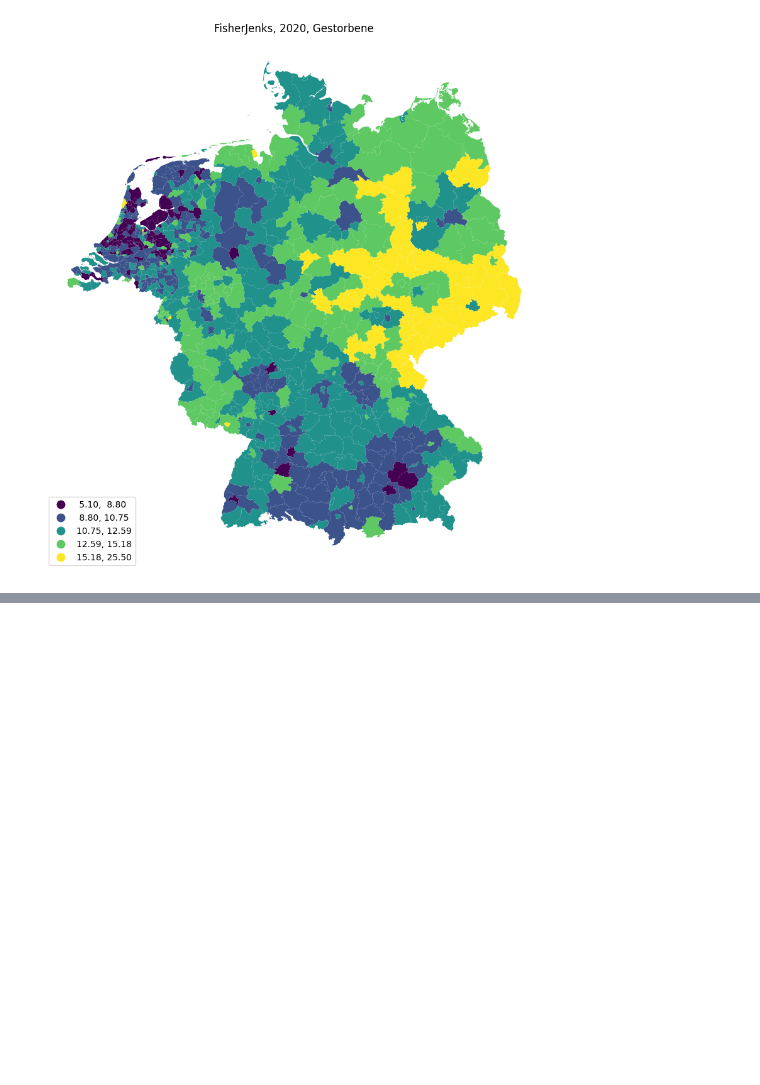
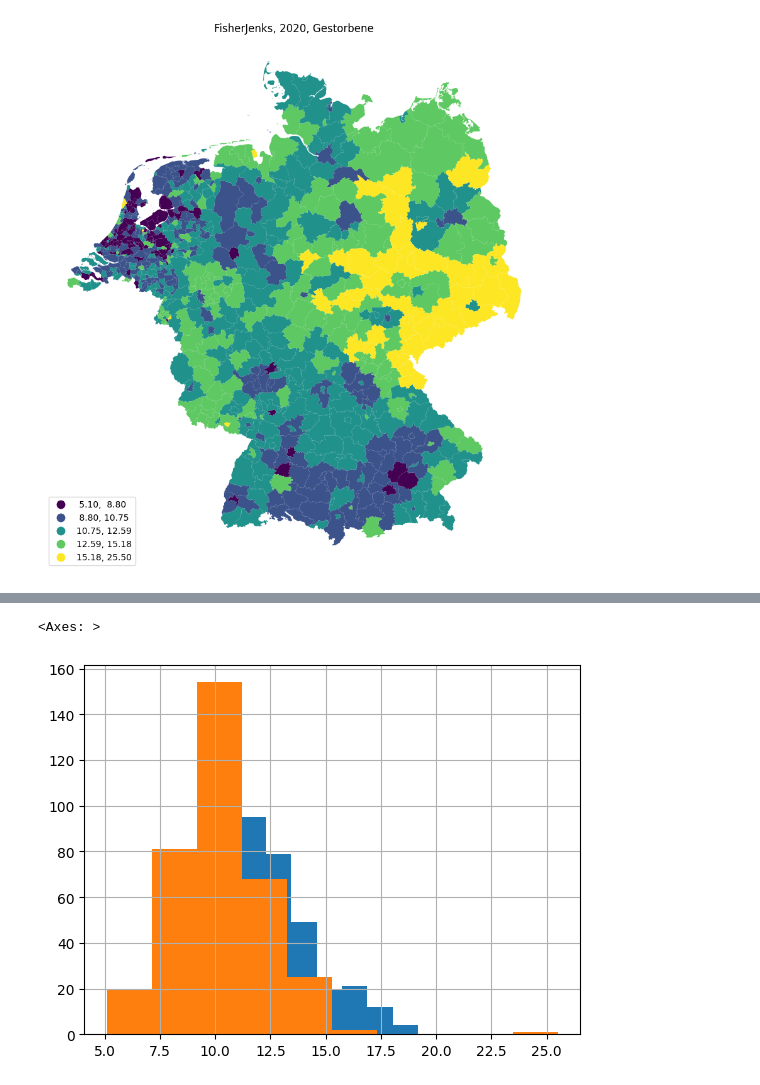
Before and after one commit to HipsterJulius/VSCODE, a Jupyter notebook: inkar-indicators/src/mergeCBSandInkar_maps.ipynb, the cells around one changed output, grey strips where cells are left out. Saved outputs shown, nothing was run; the diff lists cells and outputs as text; code cells hidden in the pictures; blank space fills up the shorter version.

```diff
--- a/inkar-indicators/src/mergeCBSandInkar_maps.ipynb
+++ b/inkar-indicators/src/mergeCBSandInkar_maps.ipynb
@@ -215,0 +228,6 @@ plt.show()
+# %%
+de['Wert'].hist(label='Deutschland')
+nl['Wert'].hist(label='Niederlande')
+# %% [output]
+<Axes: >
+[figure, added]
```
Also changed, not shown: parts of 2 cells of this notebook, 6 other files.
